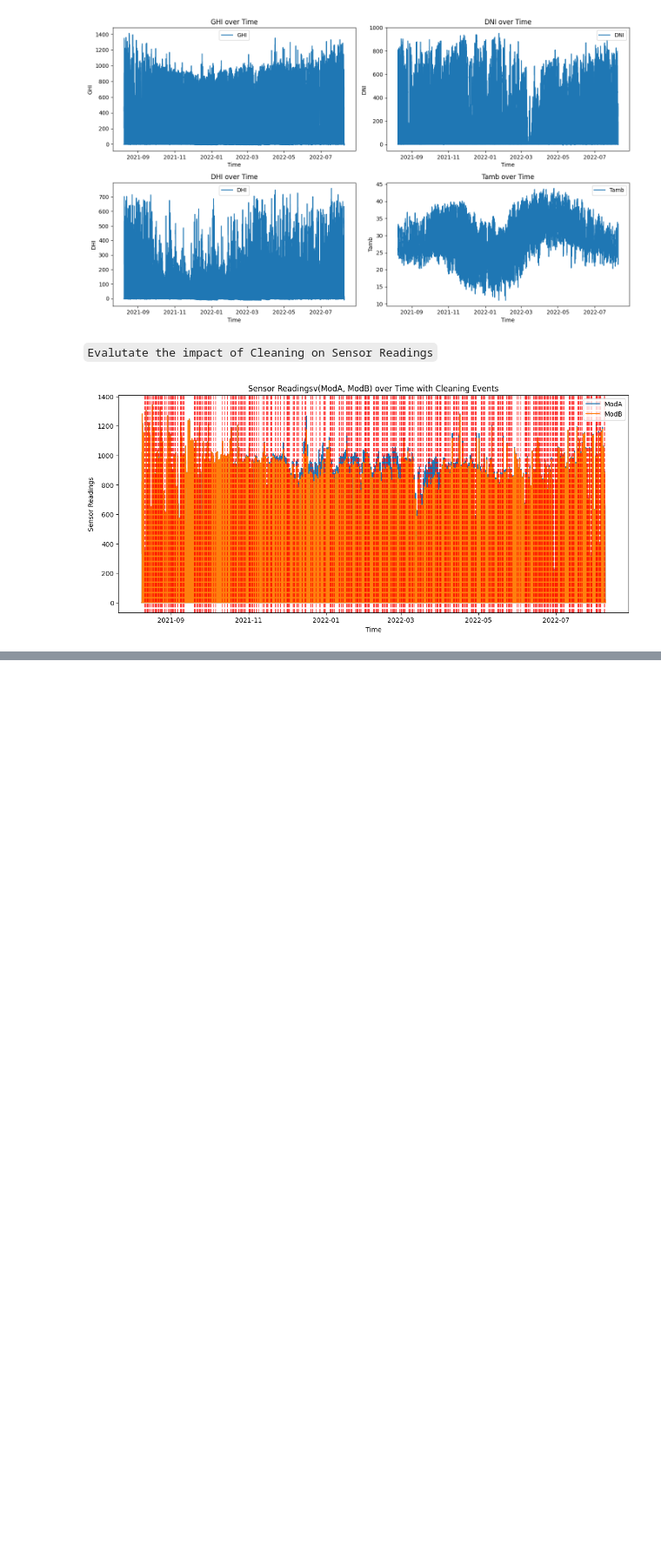
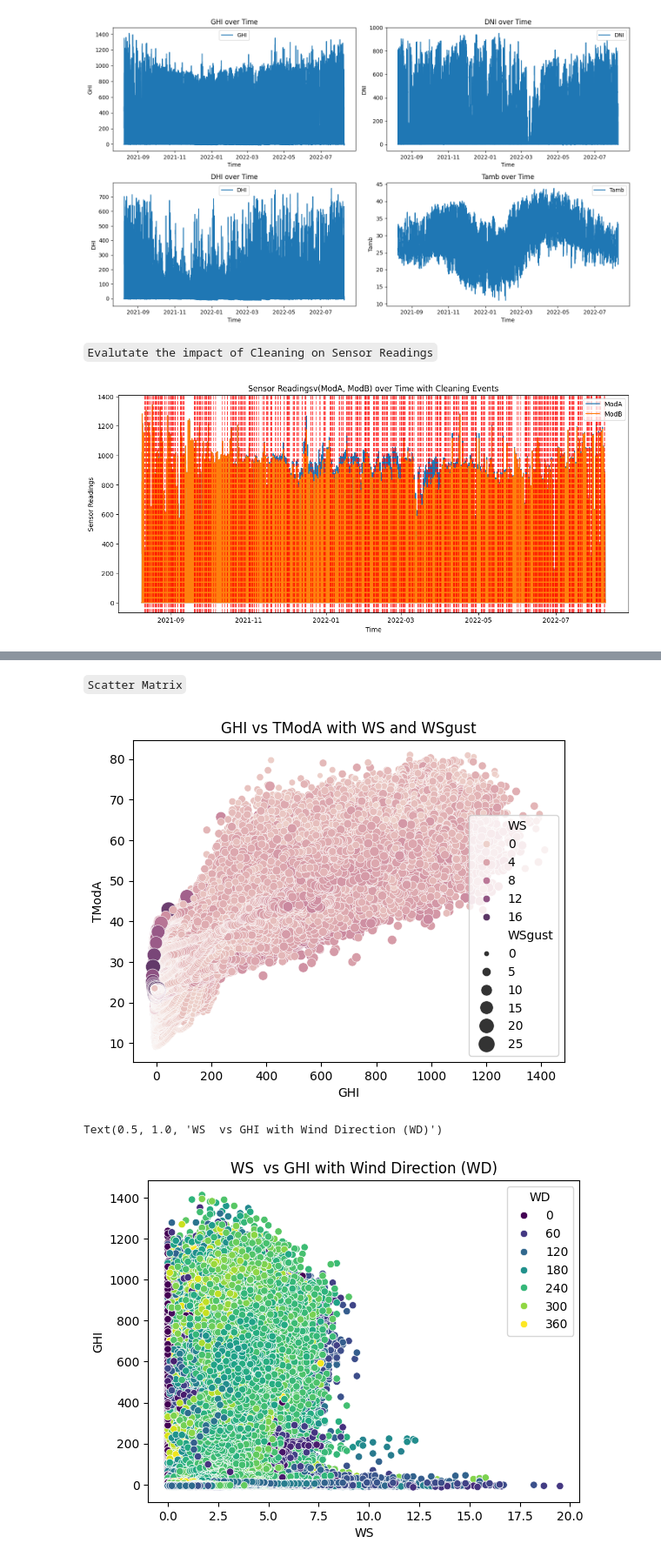
Before and after one commit to teddyhabtamu/Kifiya-AIM, a Jupyter notebook: notebooks/EDA_for_benin_malanville.ipynb.ipynb, the cells around one changed output, grey strips where cells are left out. Shown at 87% size. Saved outputs shown, nothing was run; the diff lists cells and outputs as text; code cells hidden in the pictures; blank space fills up the shorter version.

```diff
--- a/notebooks/EDA_for_benin_malanville.ipynb.ipynb
+++ b/notebooks/EDA_for_benin_malanville.ipynb.ipynb
@@ -141,0 +180,13 @@ plt.show()
+# %% [markdown]
+`Scatter Matrix`
+# %%
+sns.scatterplot(data=data, x='GHI', y="TModA", hue='WS', size='WSgust', sizes=(20, 200))
+plt.title('GHI vs TModA with WS and WSgust')
+plt.show()
+
+sns.scatterplot(data=data, x='WS', y='GHI', hue='WD', palette='viridis')
+plt.title('WS  vs GHI with Wind Direction (WD)')
+# %% [output]
+[figure, added]
+Text(0.5, 1.0, 'WS  vs GHI with Wind Direction (WD)')
+[figure, added]
```
Also changed, not shown: parts of 4 cells of this notebook.
